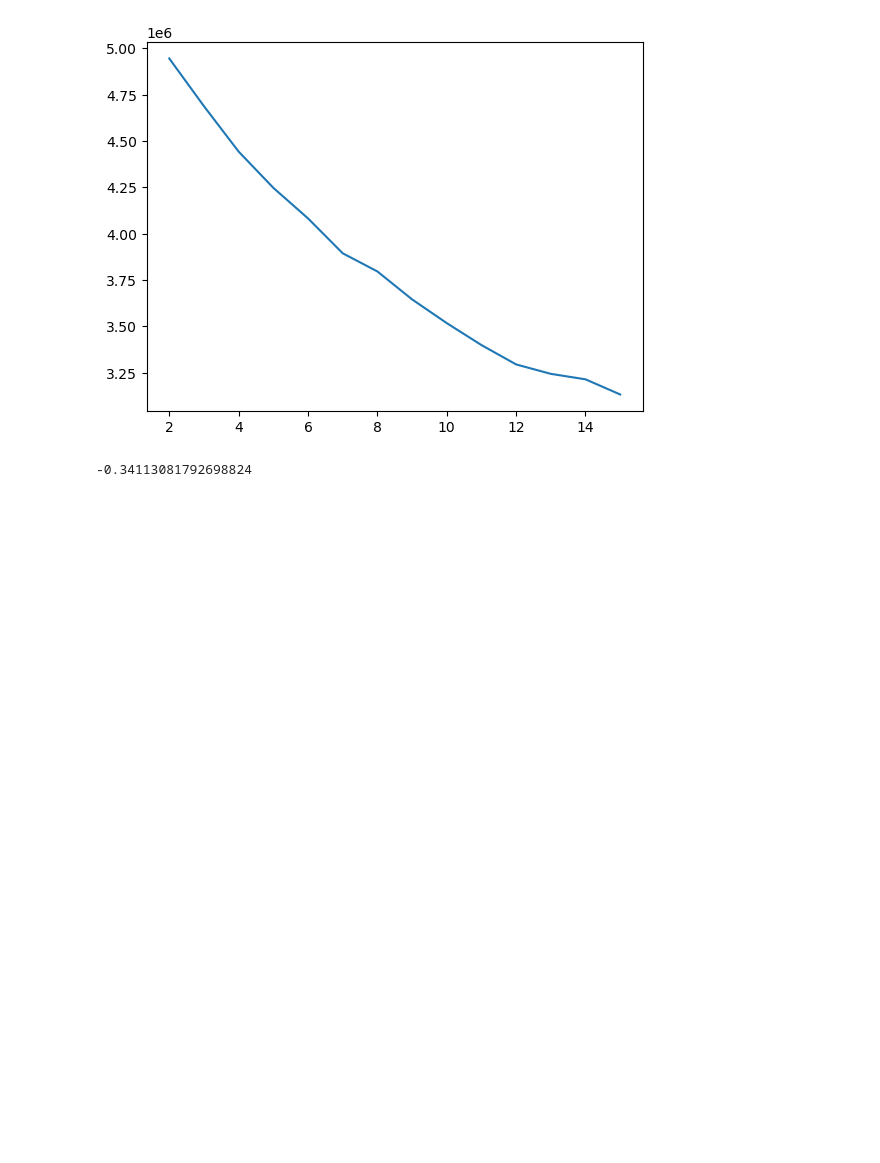
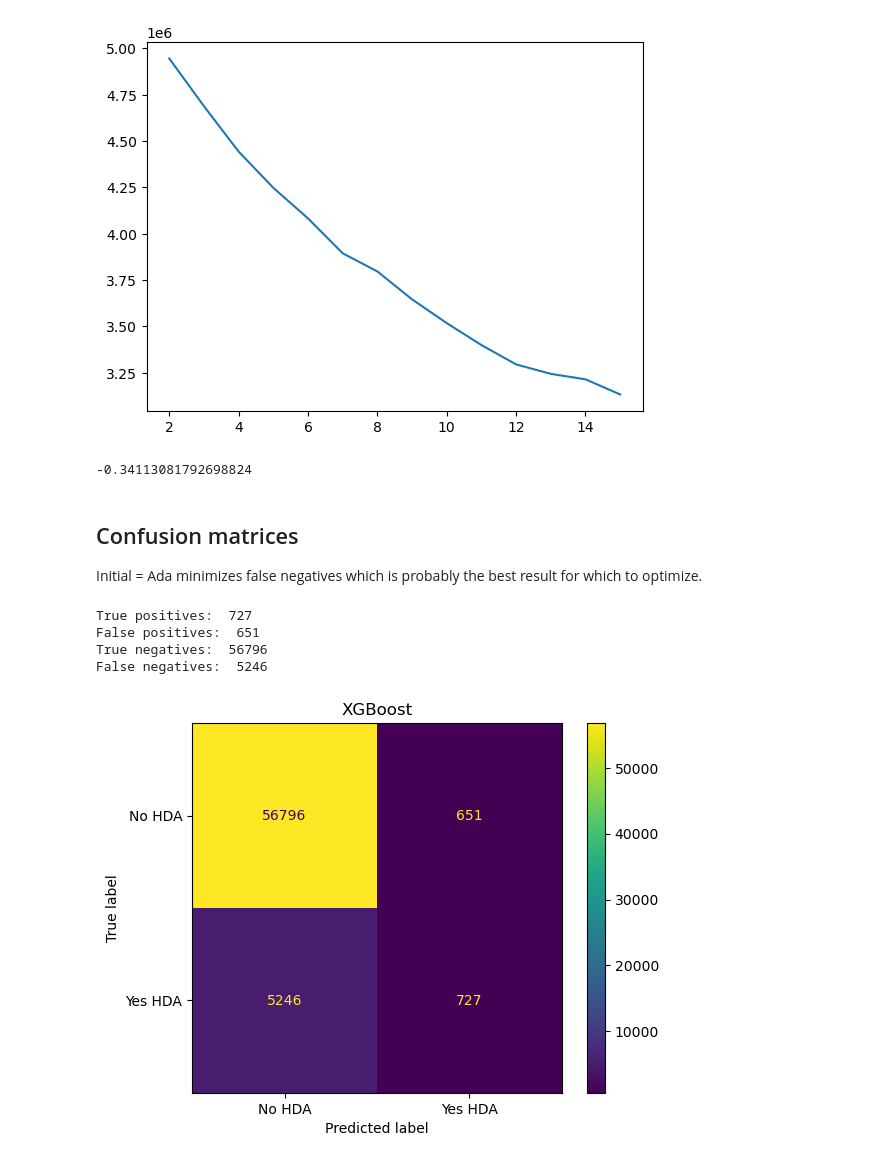
Before and after one commit to ejohnmedina/dsi-project-4, a Jupyter notebook: john-models.ipynb, the cells around one changed output. Drawn from its saved outputs; the diff is of its cells as text; code cells hidden in the pictures; blank space fills up the shorter version.

Commit message:
updated models with confusion matrices

```diff
--- a/john-models.ipynb
+++ b/john-models.ipynb
@@ -36,7 +38,7 @@ X_train, X_test, y_train, y_test = train_test_split(X, y, random_state=1, strati
 # %%
 pipe_ada = Pipeline([
     ('ss', StandardScaler()),
-    ('abc', AdaBoostClassifier(random_state=1))
+    ('abc', AdaBoostClassifier(learning_rate=0.5, n_estimators=50, random_state=1))
 ])
 
 pipe_grad = Pipeline([
@@ -78,0 +85,10 @@ pipe_xgb.score(X_train, y_train), pipe_xgb.score(X_test, y_test)
+# %%
+ada_params = {
+    'n_estimators': [25, 50, 100, 250],
+    'learning_rate': [0.5, 1.0, 1.5, 2.0, 2.5],
+}
+
+gs_ada = GridSearchCV(AdaBoostClassifier(), param_grid=ada_params, cv=5, verbose=1)
+
+# Fit the GridSearchCV object to the data
+gs_ada.fit(pipe_ada['ss'].fit_transform(X_train), y_train)
@@ -78,0 +109,10 @@ pipe_xgb.score(X_train, y_train), pipe_xgb.score(X_test, y_test)
+# %%
+grad_params = {
+    'n_estimators': [50, 100, 250, 500],
+    'min_samples_split': [2, 5, 10],
+}
+
+gs_grad = GridSearchCV(GradientBoostingClassifier(), param_grid=grad_params, cv=5, verbose=1)
+
+# Fit the GridSearchCV object to the data
+gs_grad.fit(pipe_grad['ss'].fit_transform(X_train), y_train)
@@ -78,0 +133,10 @@ pipe_xgb.score(X_train, y_train), pipe_xgb.score(X_test, y_test)
+# %%
+xgb_params = {
+    'n_estimators': [25, 50, 100, 250],
+    'learning_rate': [0.5, 1.0, 1.5, 2.0],
+}
+
+gs_xgb = GridSearchCV(xgb.XGBClassifier(), param_grid=xgb_params, cv=2, verbose=1)
+
+# Fit the GridSearchCV object to the data
+gs_xgb.fit(pipe_xgb['ss'].fit_transform(X_train), y_train)
@@ -116,3 +209,21 @@ pipe_dbs.fit(df)
 silhouette_score(pipe_dbs['ss'].fit_transform(df), pipe_dbs['dbs'].labels_)
 # %% [output]
 -0.34113081792698824
+# %% [markdown]
+## Confusion matrices
+
+Initial = Ada minimizes false negatives which is probably the best result for which to optimize.
+# %%
+ConfusionMatrixDisplay.from_estimator(pipe_xgb.fit(X_train, y_train), X_test, y_test, display_labels=['No HDA', 'Yes HDA'])
+plt.title('XGBoost');
+predict_xgb = pipe_xgb.predict(X_test)
+print('True positives: ', sum((y_test == 1) & (predict_xgb == 1)))
+print('False positives: ', sum((y_test == 0) & (predict_xgb == 1)))
+print('True negatives: ', sum((y_test == 0) & (predict_xgb == 0)))
+print('False negatives: ', sum((y_test == 1) & (predict_xgb == 0)))
+# %% [output]
+True positives:  727
+False positives:  651
+True negatives:  56796
+False negatives:  5246
+[figure, added]
```
Also changed, not shown: parts of 17 cells of this notebook.
